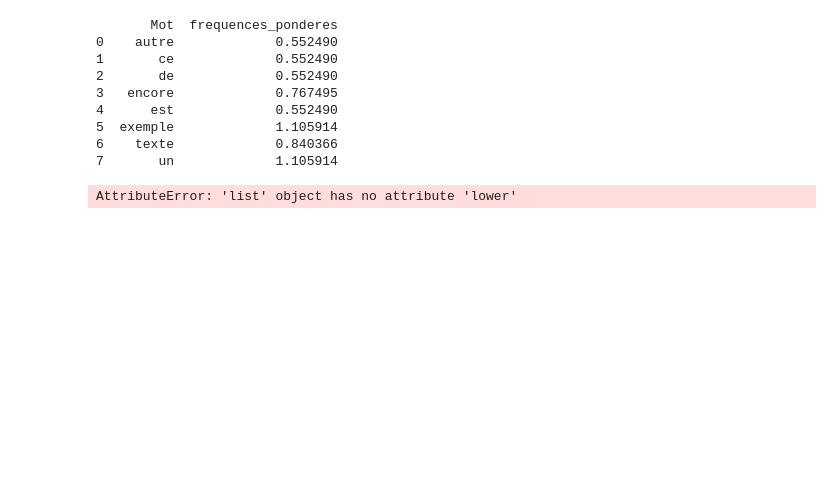
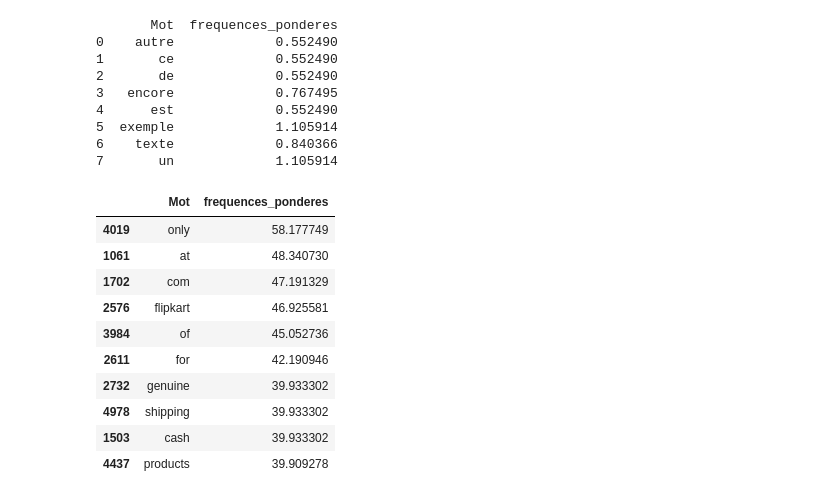
Before and after one commit to ArhurK/P6_NLP_Vison_OC, a Jupyter notebook: P6_Classifiez automatiquement des biens de consommation.ipynb, the cells around one changed output. Drawn from its saved outputs; the diff is of its cells as text; code cells hidden in the pictures; blank space fills up the shorter version.

```diff
--- a/P6_Classifiez automatiquement des biens de consommation.ipynb
+++ b/P6_Classifiez automatiquement des biens de consommation.ipynb
@@ -419,6 +500,16 @@ print(dataframe_tfidf)
 6    texte             0.840366
 7       un             1.105914
 # %%
-generer_tfidf(pd.Series(df['clean_2'])).sort_values('frequences_ponderes',ascending = False).head(10)
+generer_tfidf((df['description_clean'])).sort_values('frequences_ponderes',ascending = False).head(10)
 # %% [output]
-AttributeError: 'list' object has no attribute 'lower'
+|  | Mot | frequences_ponderes |
+| 4019 | only | 58.177749 |
+| 1061 | at | 48.340730 |
+| 1702 | com | 47.191329 |
+| 2576 | flipkart | 46.925581 |
+| 3984 | of | 45.052736 |
+| 2611 | for | 42.190946 |
+| 2732 | genuine | 39.933302 |
+| 4978 | shipping | 39.933302 |
+| 1503 | cash | 39.933302 |
+| 4437 | products | 39.909278 |
```
Also changed, not shown: parts of 14 cells of this notebook.
